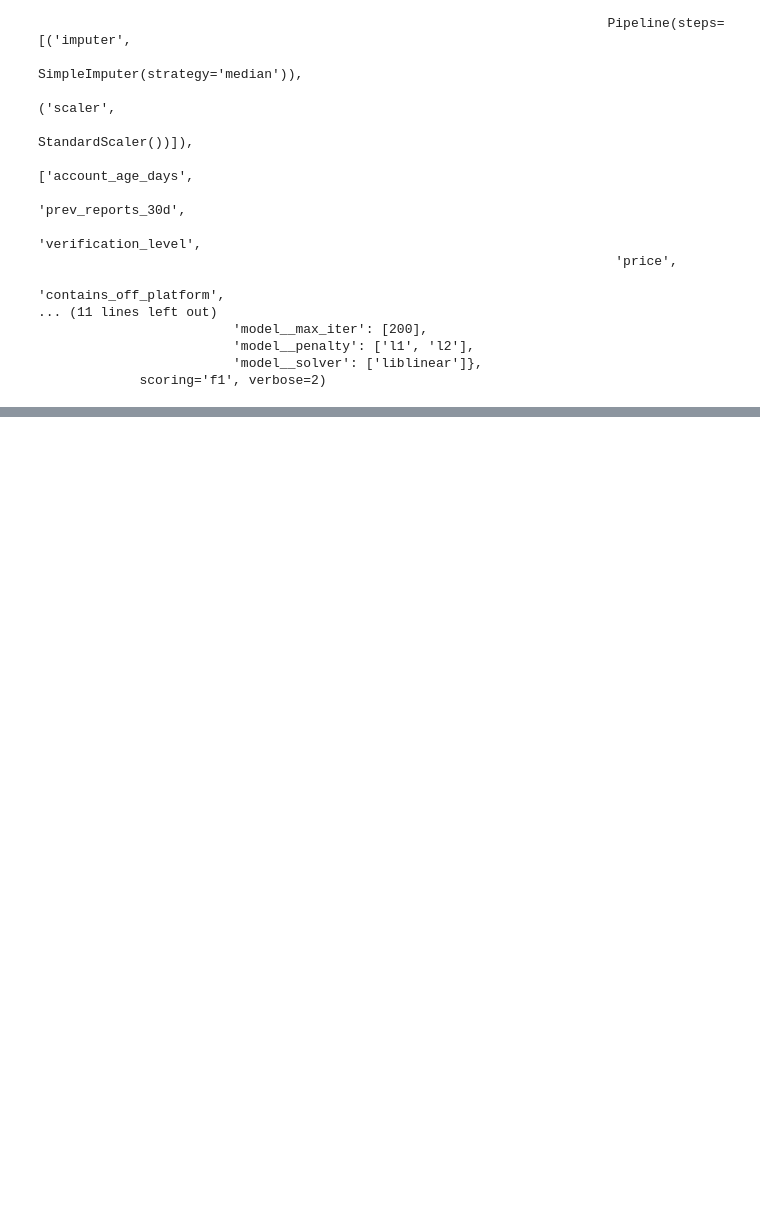
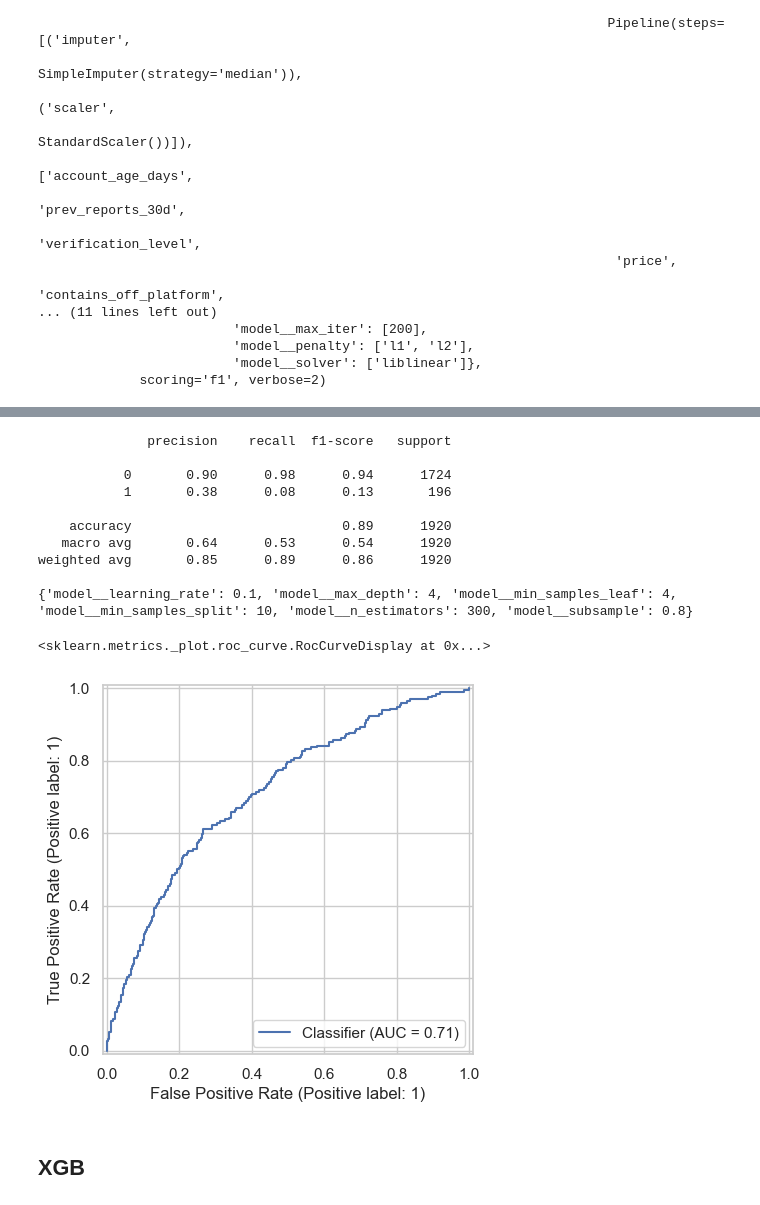
Before and after one commit to MagdalenaPersson/Marketplace_Safety, a Jupyter notebook: test.ipynb, the cells around one changed output, grey strips where cells are left out. Drawn from its saved outputs; the diff is of its cells as text; code cells hidden in the pictures; blank space fills up the shorter version.

Commit message:
report.copy

```diff
--- a/test.ipynb
+++ b/test.ipynb
@@ -440,0 +434,21 @@ weighted avg       0.86      0.70      0.76      1920
+# %%
+
+param_grid_gb = {
+    "model__n_estimators": [100, 200, 300],
+    "model__learning_rate": [0.01, 0.05, 0.1],
+    "model__max_depth": [2, 3, 4],
+    "model__min_samples_split": [10, 20, 30],
+    "model__min_samples_leaf": [2, 4, 6],
+    "model__subsample": [0.8, 1.0]
+}
+
+grid_gb = GridSearchCV(
+    estimator=model_gb,
+    param_grid=param_grid_gb,
+    cv=cv,
+    scoring=SCORING,
+    n_jobs=-1,
+    verbose=2
+)
+
+grid_gb.fit(X_tr, y_tr)
@@ -440,0 +474,24 @@ weighted avg       0.86      0.70      0.76      1920
+# %%
+pre_y_gb = grid_gb.predict(X_val)
+print(classification_report(y_val, pre_y_gb))
+
+print(grid_gb.best_params_)
+
+y_prob = grid_gb.predict_proba(X_val)[:,1]
+
+RocCurveDisplay.from_predictions(y_val, y_prob)
+# %% [output]
+              precision    recall  f1-score   support
+
+           0       0.90      0.98      0.94      1724
+           1       0.38      0.08      0.13       196
+
+    accuracy                           0.89      1920
+   macro avg       0.64      0.53      0.54      1920
+weighted avg       0.85      0.89      0.86      1920
+
+{'model__learning_rate': 0.1, 'model__max_depth': 4, 'model__min_samples_leaf': 4, 'model__min_samples_split': 10, 'model__n_estimators': 300, 'model__subsample': 0.8}
+<sklearn.metrics._plot.roc_curve.RocCurveDisplay at 0x...>
+[figure, added]
+# %% [markdown]
+## XGB
```
Also changed, not shown: parts of 20 cells of this notebook, 1 other file.
